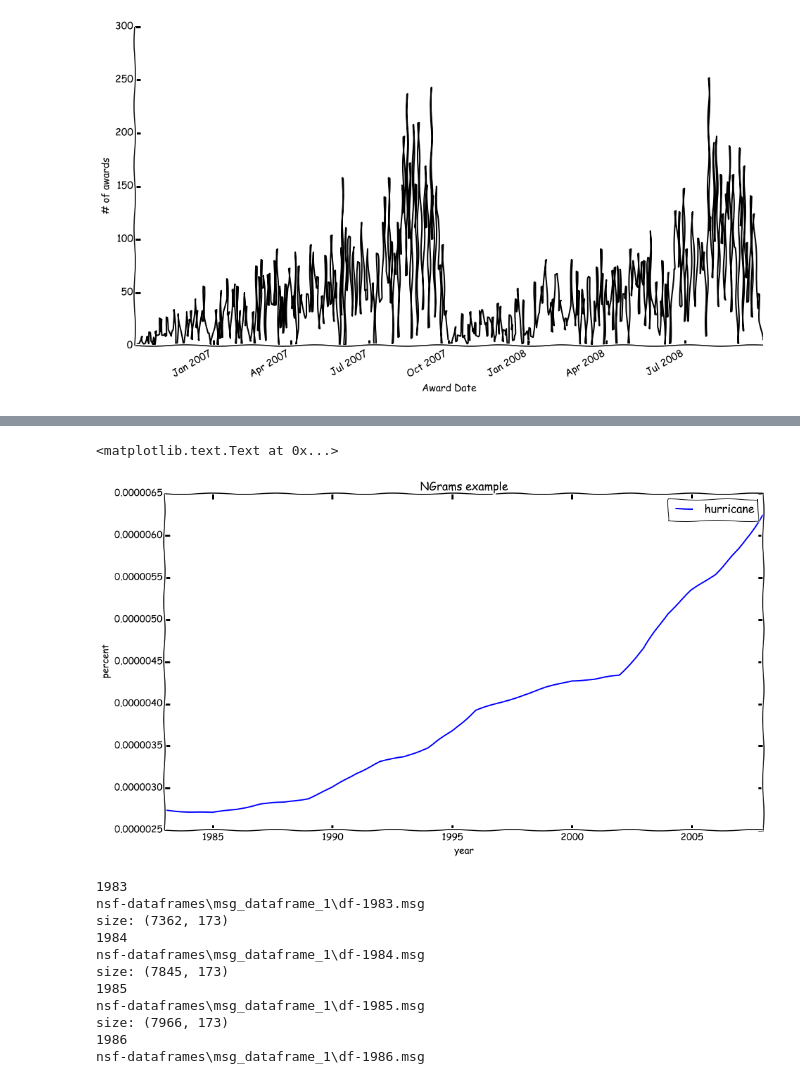
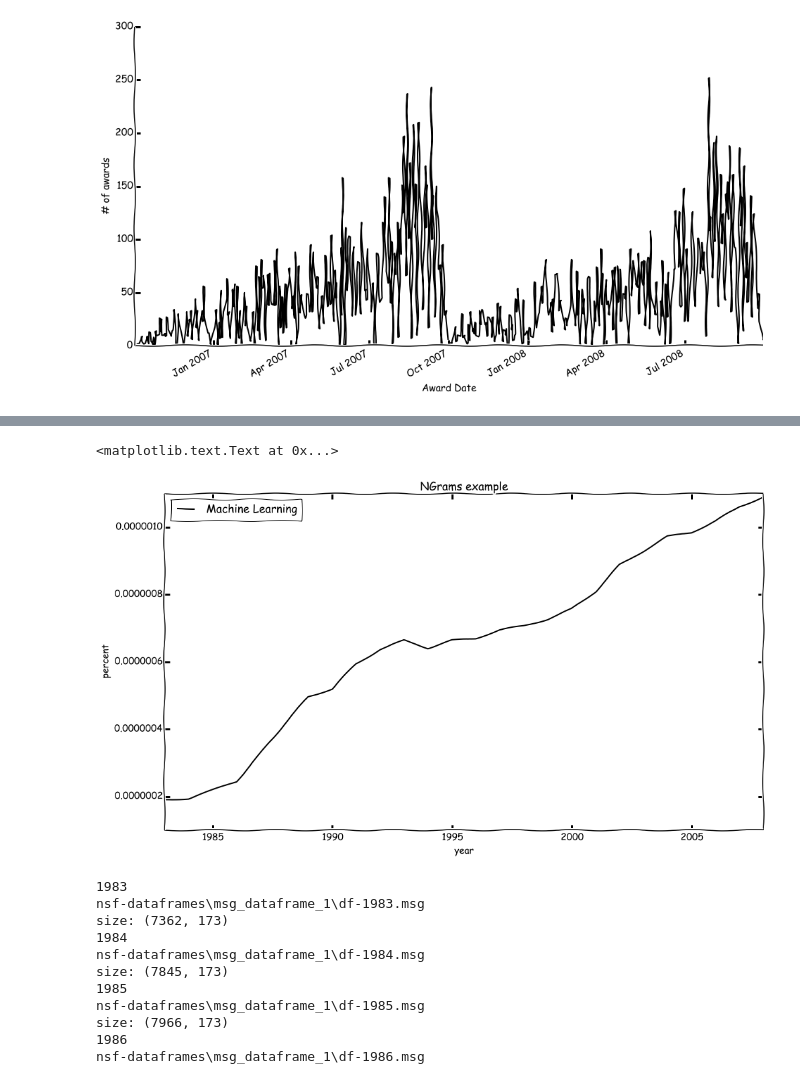
Before and after one commit to realmichaelzyy/cs249project, a Jupyter notebook: MarksTestNotebook.ipynb, the cells around one changed output, grey strips where cells are left out. Cells and saved outputs as stored; diff of their text form; code cells hidden in the pictures.

```diff
--- a/MarksTestNotebook.ipynb
+++ b/MarksTestNotebook.ipynb
@@ -351,15 +311,17 @@ def runQuery(argumentString):
 # %%
 #Here is a simple NGrams example using the function defined above (runQuery).
 #==========================================
-quer = runQuery('Hurricane')
+import ngrams
+
+quer = ngrams.runQuery('Machine Learning')
 quer.set_index('year',inplace=True)
 #using dates for which we have NSF abstract information
-quer.plot(xlim=(1983,2008))
+quer.plot(xlim=(1983,2008), colormap="gray")
 pylab.ylabel('percent')
 pylab.title('NGrams example')
 # %% [output]
 <matplotlib.text.Text at 0x...>
-[figure, old version]
+[figure, new version]
 # %%
 #working with the XML nsf data which contains abstracts
 #note: overriding the "pieces" list created above with different data now.
```
Also changed, not shown: parts of 24 cells of this notebook, 1 other file.
